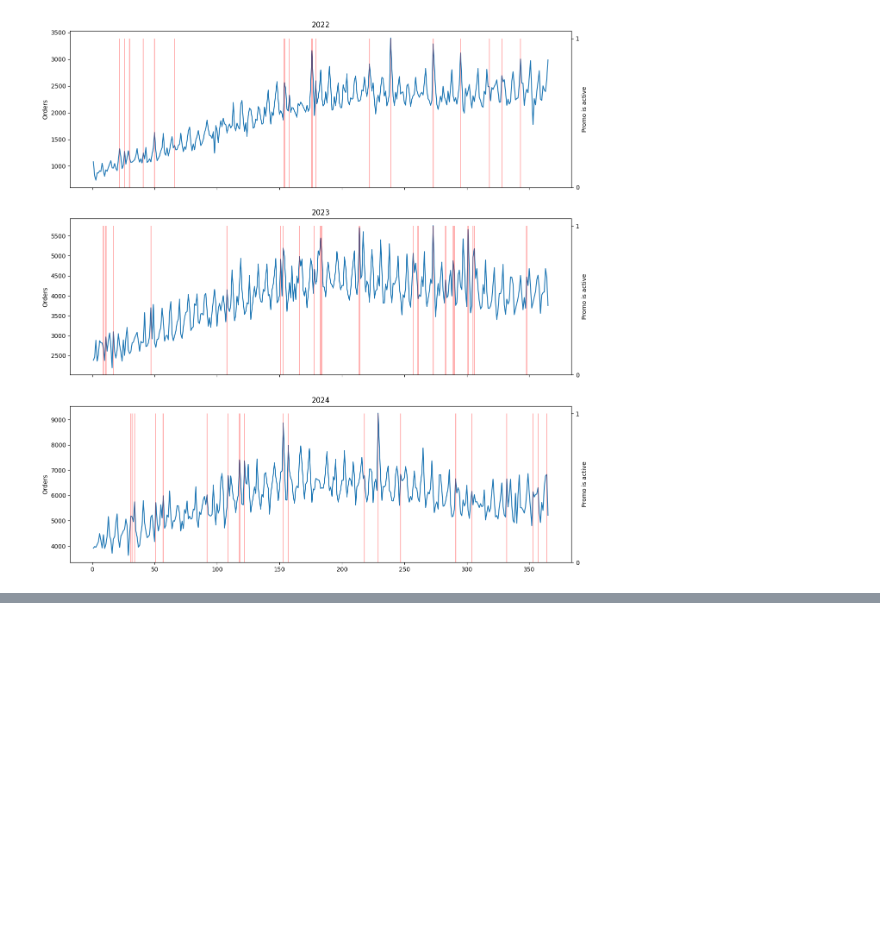
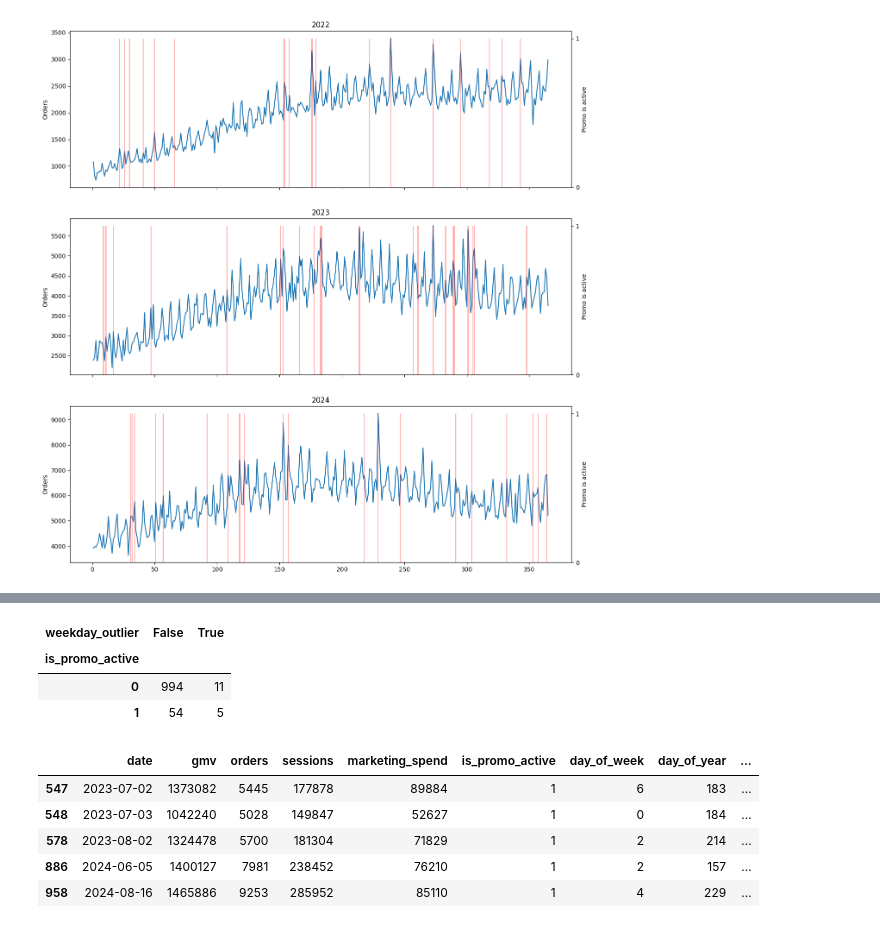
Before and after one commit to Sordid-Slug/test_ozon, a Jupyter notebook: model/forecast.ipynb, the cells around one changed output, grey strips where cells are left out. Cells and saved outputs as stored; diff of their text form; code cells hidden in the pictures; blank space fills up the shorter version.

```diff
--- a/model/forecast.ipynb
+++ b/model/forecast.ipynb
@@ -383,0 +368,33 @@ df.drop(index_to_drop, inplace=True)
+# %%
+def mark_outlier(x, col):
+    q1 = x[col].quantile(0.25)
+    q3 = x[col].quantile(0.75)
+    iqr = q3 - q1
+
+    mark = (
+        (x[col] < q1 - 1.5 * iqr) |
+        (x[col] > q3 + 1.5 * iqr)
+    )
+
+    return mark
+
+df['weekday_outlier'] = df.groupby(['year', 'day_of_week']).apply(lambda x: mark_outlier(x, 'orders')).reset_index(level=[0, 1], drop=True)
+# %%
+pd.crosstab(df['is_promo_active'], df['weekday_outlier'])
+# %% [output]
+| weekday_outlier | False | True |
+| is_promo_active |  |  |
+| 0 | 994 | 11 |
+| 1 | 54 | 5 |
+# %%
+index_to_drop = df[(df['weekday_outlier'] == True) & (df['is_promo_active'] == 0)].index
+df.drop(index_to_drop, inplace=True)
+# %%
+df[(df['weekday_outlier'] == True) & (df['is_promo_active'] == 1)]
+# %% [output]
+|  | date | gmv | orders | sessions | marketing_spend | is_promo_active | day_of_week | day_of_year | ... |
+| 547 | 2023-07-02 | 1373082 | 5445 | 177878 | 89884 | 1 | 6 | 183 | ... |
+| 548 | 2023-07-03 | 1042240 | 5028 | 149847 | 52627 | 1 | 0 | 184 | ... |
+| 578 | 2023-08-02 | 1324478 | 5700 | 181304 | 71829 | 1 | 2 | 214 | ... |
+| 886 | 2024-06-05 | 1400127 | 7981 | 238452 | 76210 | 1 | 2 | 157 | ... |
+| 958 | 2024-08-16 | 1465886 | 9253 | 285952 | 85110 | 1 | 4 | 229 | ... |
```
Also changed, not shown: parts of 9 cells of this notebook.
